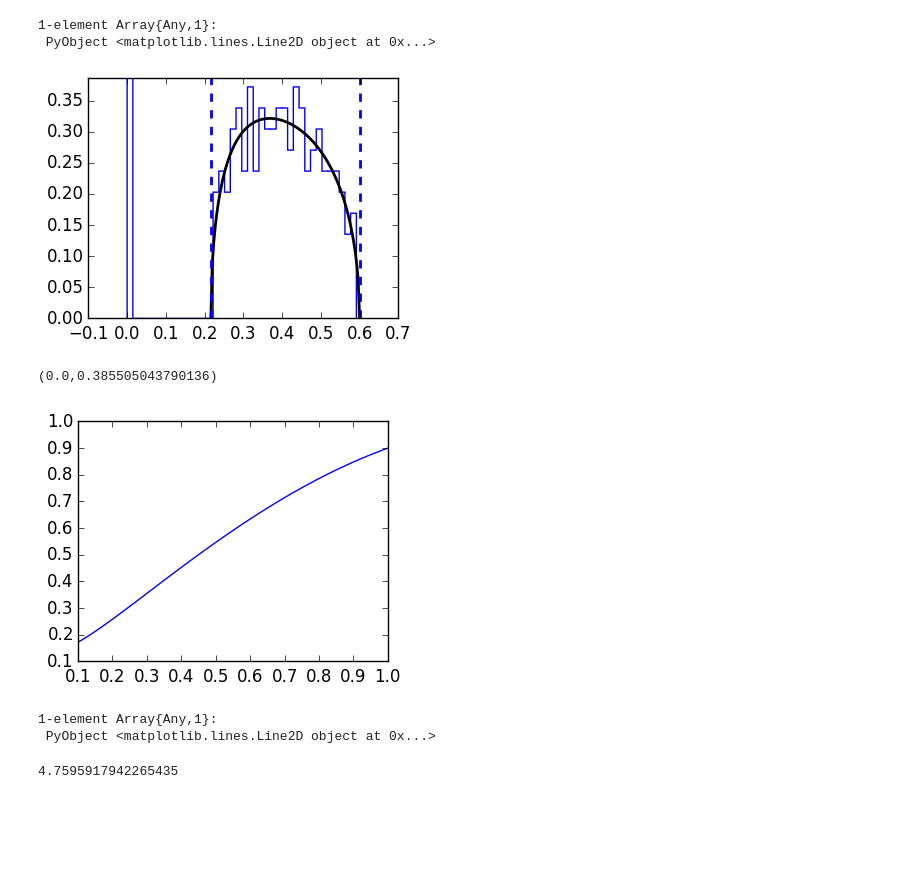
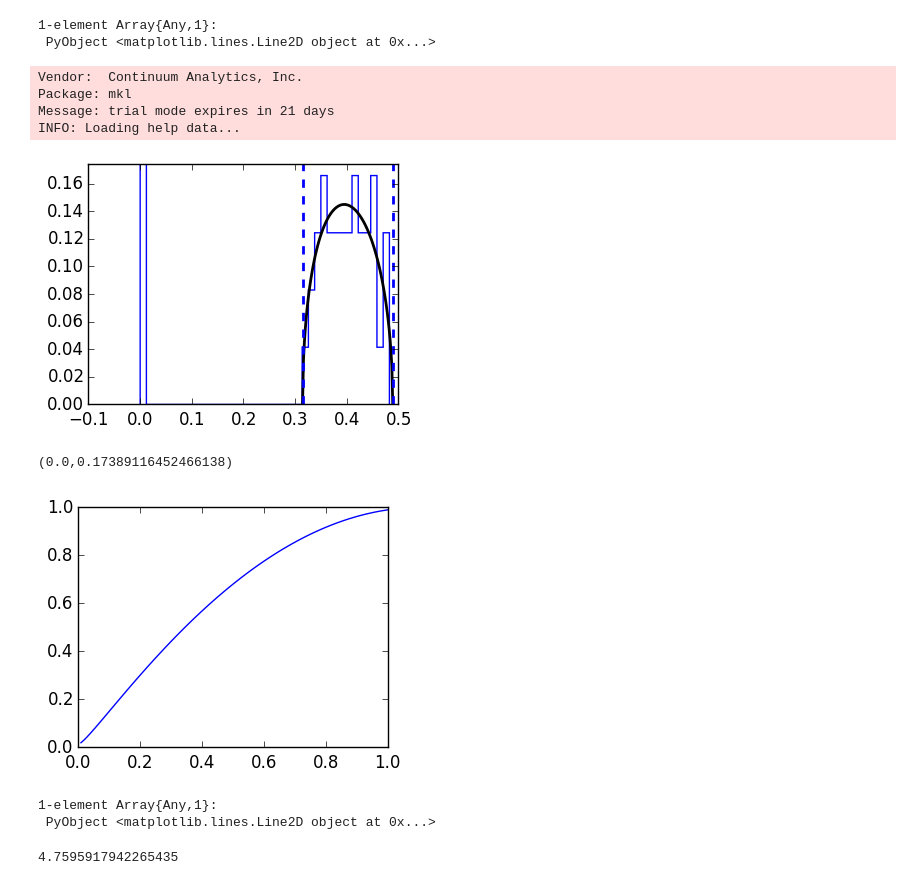
Before and after one commit to ganguli-lab/single-trial, a Jupyter notebook: notebooks/scratch.ipynb, the cells around one changed output. Drawn from its saved outputs; the diff is of its cells as text; code cells hidden in the pictures; blank space fills up the shorter version.

```diff
--- a/notebooks/scratch.ipynb
+++ b/notebooks/scratch.ipynb
@@ -53,34 +53,38 @@ plot(x, map(z, x))
 # %%
 using PyPlot
 
-n, m, k = 5000, 2000, 200
+n, m, k = 5000, 2000, 40
 
 U = qr(randn(n, k))[1]
 S = eye(n)[randperm(n)[1:m], :]
 
 A = (S * U * U' * S')
 e = sort(real(eig(A)[1]))
 tp, tm = (sqrt(m * k / n / n) + sqrt((1 - m / n) * (1 - k / n)))^2, (sqrt(m * k / n / n) - sqrt((1 - m / n) * (1 - k / n)))^2
 mu(t) = sqrt((tp - t) * (t - tm)) / 2 / pi / m * n / t / (1 - t)
 x = linspace(tm, tp, 101)
 y = map(mu, x)
 
 figure(figsize=(4, 3))
 plt.hist(e, normed=true, histtype="step", bins=40)
 plot(1 - x, y, linewidth=2, color="k")
 axvline(1 - tp, linestyle="--", linewidth=2)
 axvline(1 - tm, linestyle="--", linewidth=2)
 ylim([0, maximum(y) * 1.2])
 # %% [output]
+Vendor:  Continuum Analytics, Inc.
+Package: mkl
+Message: trial mode expires in 21 days
+INFO: Loading help data...
-[figure, old version]
+[figure, new version]
-(0.0,0.385505043790136)
+(0.0,0.17389116452466138)
 # %%
 figure(figsize=(4, 3))
-k = 0.1
+k = 0.01
 m = linspace(k, 1, 101)
 plot(m, 1 - (sqrt(m * k)+ sqrt((1 - m) * (1 - k)).^2).^2)
 # %% [output]
-[figure, old version]
+[figure, new version]
 1-element Array{Any,1}:
  PyObject <matplotlib.lines.Line2D object at 0x...>
 # %%
```
